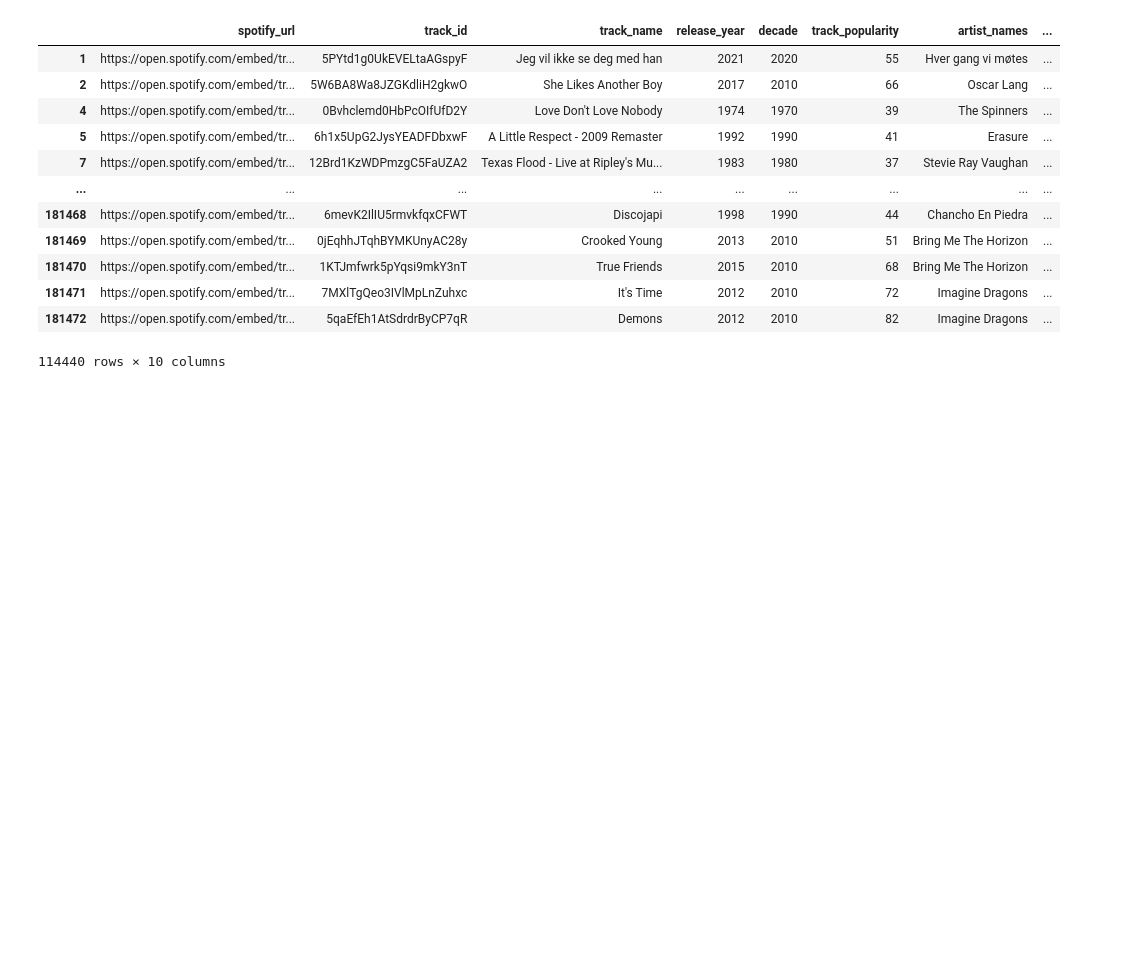
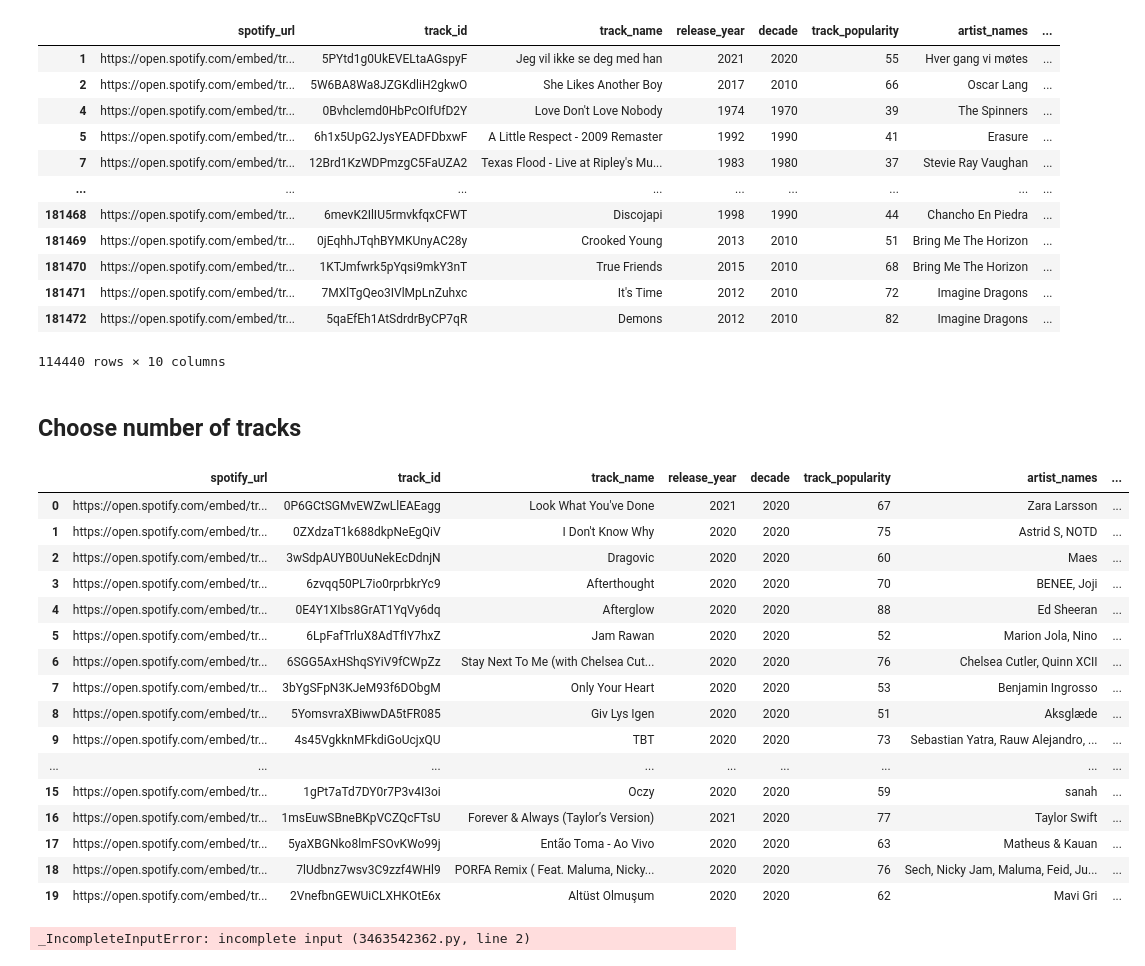
Before and after one commit to mirandalyng/examensarbete, a Jupyter notebook: backend/filters/filter_quiz.ipynb, the cells around one changed output. Cells and saved outputs as stored; diff of their text form; code cells hidden in the pictures; blank space fills up the shorter version.

Commit message:
Feat: randomize songs based on filtered df, number of songs function
Co-authored-by: Lisa Yllander <lisaylander92@gmail.com>
Co-authored-by: Rickard Garnau <rickardgarnau@gmail.com>

```diff
--- a/backend/filters/filter_quiz.ipynb
+++ b/backend/filters/filter_quiz.ipynb
@@ -190,3 +196,61 @@ testa
 | 181471 | https://open.spotify.com/embed/tr... | 7MXlTgQeo3IVlMpLnZuhxc | It's Time | 2012 | 2010 | 72 | Imagine Dragons | ... |
 | 181472 | https://open.spotify.com/embed/tr... | 5qaEfEh1AtSdrdrByCP7qR | Demons | 2012 | 2010 | 82 | Imagine Dragons | ... |
 114440 rows × 10 columns
+# %% [markdown]
+## Choose number of tracks
+# %%
+def randomize(df: pd.DataFrame, count: int, seed: int | None = None) -> pd.DataFrame:
+    """Pick up to `count` random tracks from an already filtered dataframe."""
+    # Never ask for more rows than exist, otherwise sample() raises an error
+    n = min(count, len(df))
+
+    # Pick n random rows. Same seed + same data = same result (None = different every time)
+    sampled = df.sample(n=n, random_state=seed)
+
+    # Reset the index to 0, 1, 2... because sample() keeps the old row numbers
+    return sampled.reset_index(drop=True)
+# %%
+def num_of_tracks(df, count, decades=None, genres=None, seed=None) -> pd.DataFrame:
+
+    pool = df
+    if decades:
+        pool = filter_by_decades(pool, decades)
+    if genres:
+        pool = filter_by_genre(pool, genres)
+
+    return randomize(pool, count, seed)
+# %%
+quiz = num_of_tracks(df, count=20, decades=[
+                     2020], genres=["pop"], seed=None)
+quiz
+# %% [output]
+|  | spotify_url | track_id | track_name | release_year | decade | track_popularity | artist_names | ... |
+| 0 | https://open.spotify.com/embed/tr... | 0P6GCtSGMvEWZwLlEAEagg | Look What You've Done | 2021 | 2020 | 67 | Zara Larsson | ... |
+| 1 | https://open.spotify.com/embed/tr... | 0ZXdzaT1k688dkpNeEgQiV | I Don't Know Why | 2020 | 2020 | 75 | Astrid S, NOTD | ... |
+| 2 | https://open.spotify.com/embed/tr... | 3wSdpAUYB0UuNekEcDdnjN | Dragovic | 2020 | 2020 | 60 | Maes | ... |
+| 3 | https://open.spotify.com/embed/tr... | 6zvqq50PL7io0rprbkrYc9 | Afterthought | 2020 | 2020 | 70 | BENEE, Joji | ... |
+| 4 | https://open.spotify.com/embed/tr... | 0E4Y1XIbs8GrAT1YqVy6dq | Afterglow | 2020 | 2020 | 88 | Ed Sheeran | ... |
+| 5 | https://open.spotify.com/embed/tr... | 6LpFafTrluX8AdTfIY7hxZ | Jam Rawan | 2020 | 2020 | 52 | Marion Jola, Nino | ... |
+| 6 | https://open.spotify.com/embed/tr... | 6SGG5AxHShqSYiV9fCWpZz | Stay Next To Me (with Chelsea Cut... | 2020 | 2020 | 76 | Chelsea Cutler, Quinn XCII | ... |
+| 7 | https://open.spotify.com/embed/tr... | 3bYgSFpN3KJeM93f6DObgM | Only Your Heart | 2020 | 2020 | 53 | Benjamin Ingrosso | ... |
+| 8 | https://open.spotify.com/embed/tr... | 5YomsvraXBiwwDA5tFR085 | Giv Lys Igen | 2020 | 2020 | 51 | Aksglæde | ... |
+| 9 | https://open.spotify.com/embed/tr... | 4s45VgkknMFkdiGoUcjxQU | TBT | 2020 | 2020 | 73 | Sebastian Yatra, Rauw Alejandro, ... | ... |
+| ... | ... | ... | ... | ... | ... | ... | ... | ... |
+| 15 | https://open.spotify.com/embed/tr... | 1gPt7aTd7DY0r7P3v4I3oi | Oczy | 2020 | 2020 | 59 | sanah | ... |
+| 16 | https://open.spotify.com/embed/tr... | 1msEuwSBneBKpVCZQcFTsU | Forever & Always (Taylor’s Version) | 2021 | 2020 | 77 | Taylor Swift | ... |
+| 17 | https://open.spotify.com/embed/tr... | 5yaXBGNko8lmFSOvKWo99j | Então Toma - Ao Vivo | 2020 | 2020 | 63 | Matheus & Kauan | ... |
+| 18 | https://open.spotify.com/embed/tr... | 7lUdbnz7wsv3C9zzf4WHl9 | PORFA Remix ( Feat. Maluma, Nicky... | 2020 | 2020 | 76 | Sech, Nicky Jam, Maluma, Feid, Ju... | ... |
+| 19 | https://open.spotify.com/embed/tr... | 2VnefbnGEWUiCLXHKOtE6x | Altüst Olmuşum | 2020 | 2020 | 62 | Mavi Gri | ... |
+# %%
+def num_of_tracks(tracks: int) -> pd.DataFrame:
+    #filter decade ()
+    #filter genre ()
+
+    #randomize tracks - function is to be announced based on the filtered dataframe
+
+    #return a df with all of the choises made / not made
+
+
+    return pd.DataFrame
+# %% [output]
+_IncompleteInputError: incomplete input (3463542362.py, line 2)
```
Also changed, not shown: parts of 2 cells of this notebook, 7 other files.
